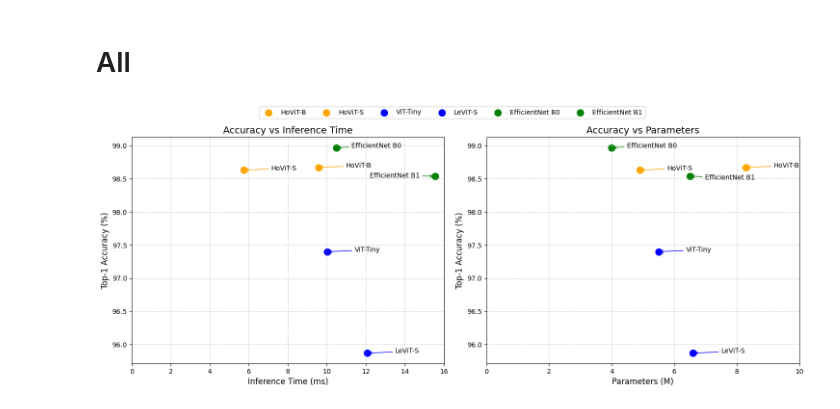
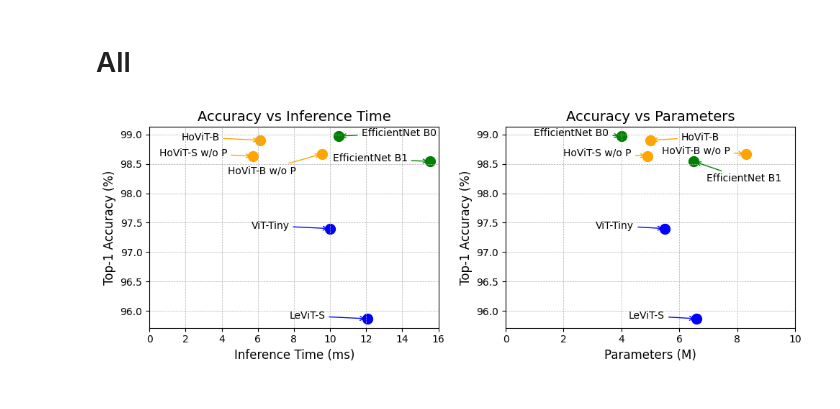
Before and after one commit to hun9008/AI_TeamProject_24FW-, a Jupyter notebook: EDA/Figure1.ipynb, the cells around one changed output. Cells and saved outputs as stored; diff of their text form; code cells hidden in the pictures.

```diff
--- a/EDA/Figure1.ipynb
+++ b/EDA/Figure1.ipynb
@@ -179,24 +179,27 @@ plt.show()
 # %%
 import matplotlib.pyplot as plt
 
+base_fontsize = 10
+
 # Data
 models = [
-    "HoViT-B", "HoViT-S", "ViT-Tiny", "LeViT-S",
+    "HoViT-B", "HoViT-B w/o P", "HoViT-S w/o P", "ViT-Tiny", "LeViT-S",
     "EfficientNet B0", "EfficientNet B1"
 ]
-parameters = [8.3, 4.9, 5.5, 6.6, 4.0, 6.5]  # Parameters (M)
-accuracy = [98.67, 98.63, 97.40, 95.87, 98.97, 98.54]  # Top-1 Accuracy (%)
-latency = [9.57, 5.74, 10.01, 12.06, 10.49, 15.54]  # Inference Time (ms)
-colors = ['orange', 'orange', 'blue', 'blue', 'green', 'green']  # Colors for the models
+parameters = [5.0, 8.3, 4.9, 5.5, 6.6, 4.0, 6.5]  # Parameters (M)
+accuracy = [98.90, 98.67, 98.63, 97.40, 95.87, 98.97, 98.54]  # Top-1 Accuracy (%)
+latency = [6.15, 9.57, 5.74, 10.01, 12.06, 10.49, 15.54]  # Inference Time (ms)
+colors = ['orange', 'orange', 'orange', 'blue', 'blue', 'green', 'green']  # Colors for the models
 
 # Create a figure with subplots
-fig, axes = plt.subplots(1, 2, figsize=(15, 6), gridspec_kw={'width_ratios': [1, 1]})
+# fig, axes = plt.subplots(1, 2, figsize=(15, 6), gridspec_kw={'width_ratios': [1, 1]})
+fig, axes = plt.subplots(1, 2, figsize=(10, 4), gridspec_kw={'width_ratios': [1, 1]})
 
 # First graph: Accuracy vs Inference Time
 for i in range(len(models)):
     axes[0].scatter(latency[i], accuracy[i], label=models[i], color=colors[i], s=100)
-    x_offset = -60 if models[i] in ["EfficientNet B1", "ViT_patch8"] else 60
-    y_offset = -2 if models[i] in ["EfficientNet B1"] else 0
+    x_offset = 60 if models[i] in ["EfficientNet B0"] else -60
+    y_offset = -20 if models[i] in ["HoViT-B w/o P"] else 0
     axes[0].annotate(
         models[i],
         (latency[i], accuracy[i]),
@@ -204,40 +207,43 @@ for i in range(len(models)):
         xytext=(x_offset, y_offset),
         ha="center",
         arrowprops=dict(arrowstyle="->", color=colors[i], lw=1)
     )
 # axes[0].set_xscale('log')
-axes[0].set_xlabel("Inference Time (ms)", fontsize=12)
-axes[0].set_ylabel("Top-1 Accuracy (%)", fontsize=12)
+axes[0].set_xlabel("Inference Time (ms)", fontsize=base_fontsize + 2)
+axes[0].set_ylabel("Top-1 Accuracy (%)", fontsize=base_fontsize + 2)
 axes[0].set_xticks([0, 2, 4, 6, 8, 10, 12, 14, 16])
 axes[0].set_xticklabels([0, 2, 4, 6, 8, 10, 12, 14, 16])
 axes[0].grid(True, which="both", linestyle="--", linewidth=0.5)
-axes[0].set_title("Accuracy vs Inference Time", fontsize=14)
+axes[0].set_title("Accuracy vs Inference Time", fontsize=base_fontsize + 4)
 
 # Second graph: Accuracy vs Parameters
 for i in range(len(models)):
     axes[1].scatter(parameters[i], accuracy[i], label=models[i], color=colors[i], s=100)
-    x_offset = -60 if models[i] in ["ViT_patch8"] else 60
-    y_offset = -5 if models[i] in ["EfficientNet B1"] else 0
+    x_offset = 50 if models[i] in ["HoViT-B","EfficientNet B1"] else -50
+    y_offset = -20 if models[i] in ["EfficientNet B1"] else 0
     if models[i] == "EfficientNet-b0":
         y_offset = -5
     axes[1].annotate(
         models[i],
         (parameters[i], accuracy[i]),
         textcoords="offset points",
         xytext=(x_offset, y_offset),
         ha="center",
         arrowprops=dict(arrowstyle="->", color=colors[i], lw=1)
     )
 axes[1].set_xticks([0, 2, 4, 6, 8, 10])
 axes[1].set_xticklabels([0, 2, 4, 6, 8, 10])
-axes[1].set_xlabel("Parameters (M)", fontsize=12)
-axes[1].set_ylabel("Top-1 Accuracy (%)", fontsize=12)
+axes[1].set_xlabel("Parameters (M)", fontsize=base_fontsize + 2)
+axes[1].set_ylabel("Top-1 Accuracy (%)", fontsize=base_fontsize + 2)
 axes[1].grid(True, which="both", linestyle="--", linewidth=0.5)
-axes[1].set_title("Accuracy vs Parameters", fontsize=14)
+axes[1].set_title("Accuracy vs Parameters", fontsize=base_fontsize + 4)
 
 # Common legend
-fig.legend(models, loc="upper center", ncol=6, fontsize=10)
+# fig.legend(models, loc="upper center", ncol=7, fontsize=base_fontsize + 2)
 plt.tight_layout(rect=[0, 0, 1, 0.95])  # Adjust layout to fit the legend
 plt.show()
+
+# save plot to pdf
+fig.savefig("Figure1.pdf")
 # %% [output]
-[figure, old version]
+[figure, new version]
```
Also changed, not shown: 7 other files.
